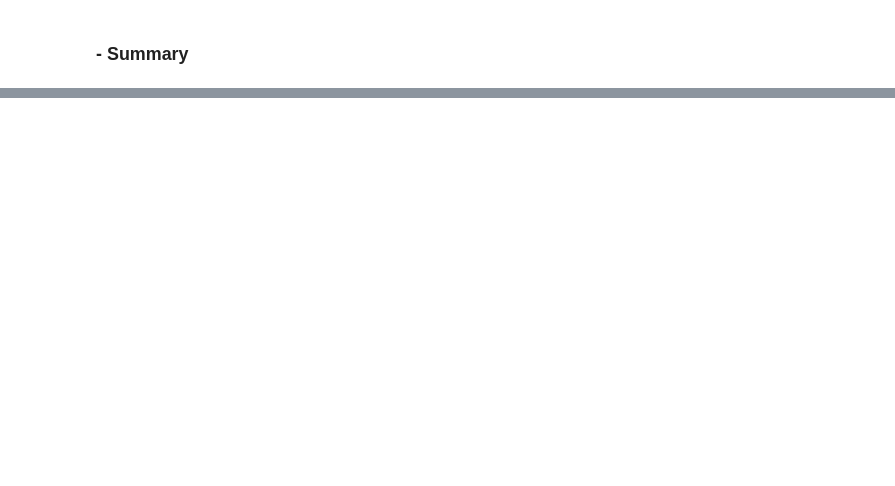
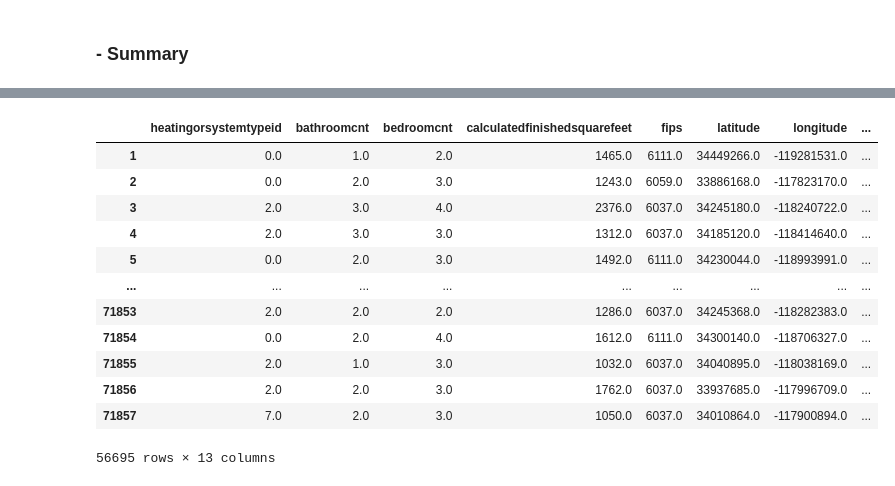
Before and after one commit to EribertoContreras/clustering-exercises, a Jupyter notebook: zillow_project.ipynb, the cells around one changed output, grey strips where cells are left out. Drawn from its saved outputs; the diff is of its cells as text; code cells hidden in the pictures; blank space fills up the shorter version.

```diff
--- a/zillow_project.ipynb
+++ b/zillow_project.ipynb
@@ -133,0 +116,15 @@ Test: 8505 rows, 35 cols
+# %%
+# this function eliminates any rows with a null value over 50 percent data
+
+"this can be found in my wrangle.py folder"
+
+def handle_missing_values(df, prop_required_column, prop_required_row):
+    n_required_column = round(df.shape[0] * prop_required_column)
+    n_required_row = round(df.shape[1] * prop_required_row)
+    df = df.dropna(axis=0, thresh=n_required_row)
+    df = df.dropna(axis=1, thresh=n_required_column)
+    return df
+
+print ('Before dropping nulls, %d rows, %d cols' % df.shape)
+df = handle_missing_values(df, prop_required_column=.5, prop_required_row=.5)
+print('After dropping nulls. %d rows. %d cols' % df.shape)
@@ -133,0 +178,18 @@ Test: 8505 rows, 35 cols
+# %%
+    # changing na values in heatingorsystemtypeid to '0'
+df['heatingorsystemtypeid'] = df['heatingorsystemtypeid'].replace(np.nan, 0)
+
+    # replacing na values in heatingorsystemdesc to 'none' to have the data matching on top
+df['heatingorsystemdesc'] = df['heatingorsystemdesc'].replace(np.nan, 'none')
+
+    # filling in propertyzoningdesc missing values with 'non-zoned'
+df['propertyzoningdesc'] = df['propertyzoningdesc'].replace(np.nan, 'non-zoned')
+
+    # filling in missing value for buildingqualitytypeid with '0'
+df['buildingqualitytypeid'] = df['buildingqualitytypeid'].replace(np.nan, 0)
+
+    # replacing unitcnt values that are nulls into '000' values
+df['unitcnt'] = df['unitcnt'].replace(np.nan, 000)
+
+    #dropping remaning null values that are not of major significance, under 2 thousand rows
+df = df.dropna()
@@ -133,0 +206,22 @@ Test: 8505 rows, 35 cols
+# %%
+# columns to be removed from dataset
+def drop_columns(df):
+    df = df.drop(columns=['buildingqualitytypeid','id','parcelid','calculatedbathnbr','propertylandusetypeid','fullbathcnt','propertyzoningdesc','rawcensustractandblock','regionidcounty',
+    'roomcnt','structuretaxvaluedollarcnt','assessmentyear','landtaxvaluedollarcnt','taxamount','censustractandblock',
+    'id.1','transactiondate','heatingorsystemdesc','finishedsquarefeet12','propertylandusedesc','propertycountylandusecode','unitcnt'])
+    return df
+drop_columns(df)
+# %% [output]
+|  | heatingorsystemtypeid | bathroomcnt | bedroomcnt | calculatedfinishedsquarefeet | fips | latitude | longitude | ... |
+| 1 | 0.0 | 1.0 | 2.0 | 1465.0 | 6111.0 | 34449266.0 | -119281531.0 | ... |
+| 2 | 0.0 | 2.0 | 3.0 | 1243.0 | 6059.0 | 33886168.0 | -117823170.0 | ... |
+| 3 | 2.0 | 3.0 | 4.0 | 2376.0 | 6037.0 | 34245180.0 | -118240722.0 | ... |
+| 4 | 2.0 | 3.0 | 3.0 | 1312.0 | 6037.0 | 34185120.0 | -118414640.0 | ... |
+| 5 | 0.0 | 2.0 | 3.0 | 1492.0 | 6111.0 | 34230044.0 | -118993991.0 | ... |
+| ... | ... | ... | ... | ... | ... | ... | ... | ... |
+| 71853 | 2.0 | 2.0 | 2.0 | 1286.0 | 6037.0 | 34245368.0 | -118282383.0 | ... |
+| 71854 | 0.0 | 2.0 | 4.0 | 1612.0 | 6111.0 | 34300140.0 | -118706327.0 | ... |
+| 71855 | 2.0 | 1.0 | 3.0 | 1032.0 | 6037.0 | 34040895.0 | -118038169.0 | ... |
+| 71856 | 2.0 | 2.0 | 3.0 | 1762.0 | 6037.0 | 33937685.0 | -117996709.0 | ... |
+| 71857 | 7.0 | 2.0 | 3.0 | 1050.0 | 6037.0 | 34010864.0 | -117900894.0 | ... |
+56695 rows × 13 columns
```
Also changed, not shown: parts of 83 cells of this notebook, 2 other files.
